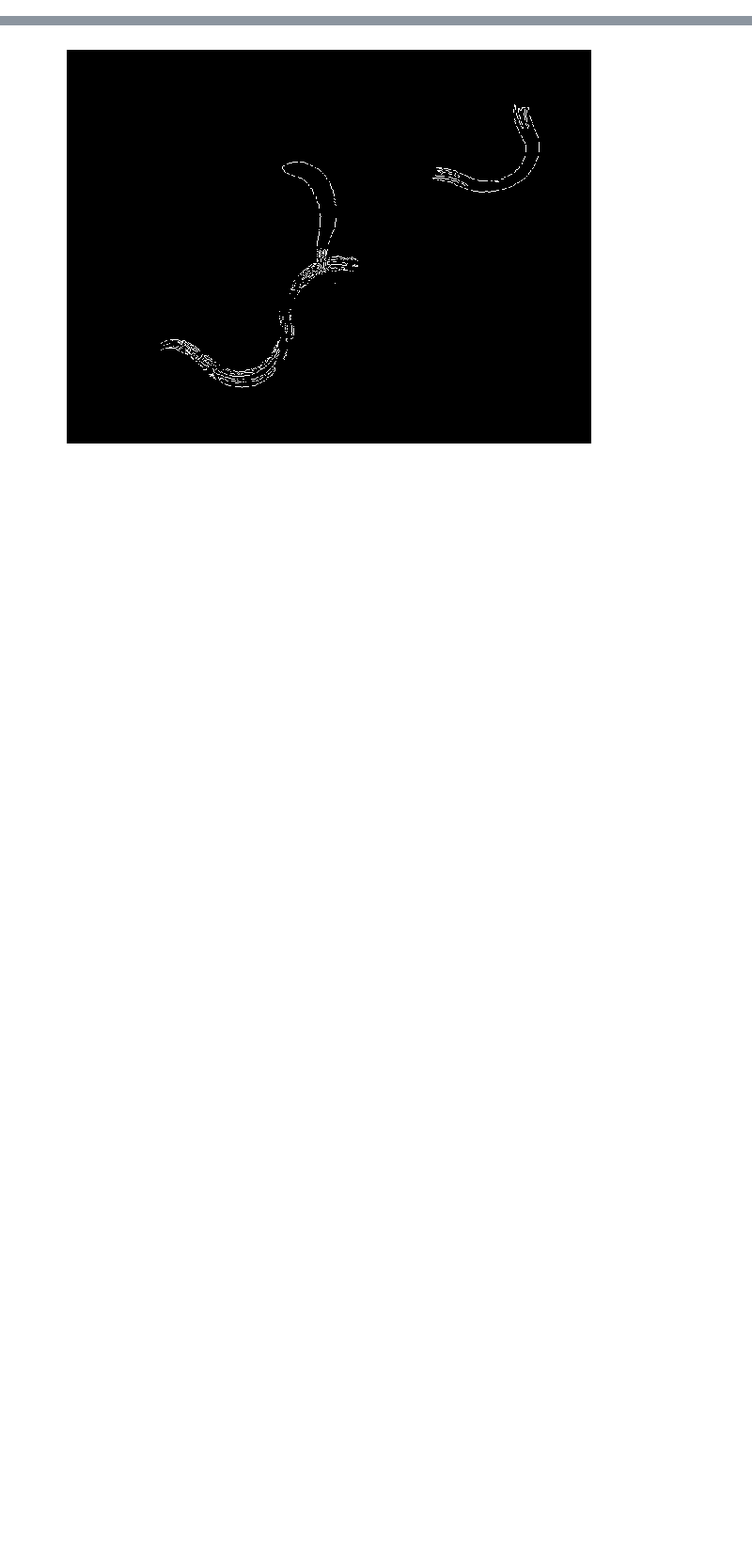
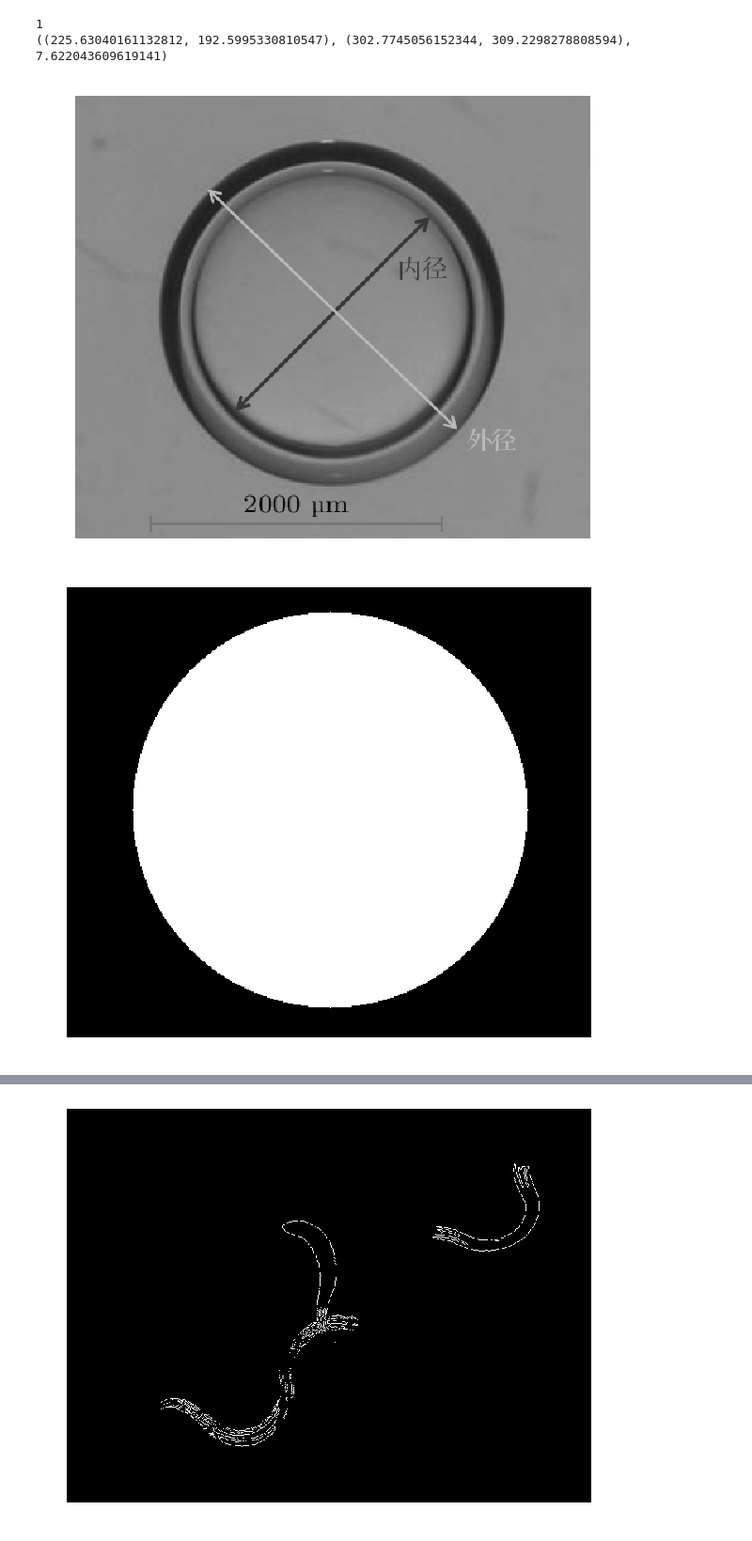
Before and after one commit to Microfluidic-lab-SJTU/C.-elegans-Tracking-and-Behavioral-Measurement, a Jupyter notebook: imgprocessing.ipynb, the cells around one changed output, grey strips where cells are left out. Shown at 94% size. Drawn from its saved outputs; the diff is of its cells as text; code cells hidden in the pictures; blank space fills up the shorter version.

```diff
--- a/imgprocessing.ipynb
+++ b/imgprocessing.ipynb
@@ -75,0 +272,25 @@ plt_show(fg_1)
+# %%
+img=cv2.imread('C:\\Users\\steve\\Desktop\\img\\banjin.png')
+img=cv2.cvtColor(img,cv2.COLOR_BGR2RGB)
+gray=cv2.cvtColor(img,cv2.COLOR_BGR2GRAY)
+geodesic= geodesicActiveContourSegementation()
+plt_show(gray)
+num,circles = hough_transfer(gray,param1=80,param2=40,minRadius=100,maxRadius=160)
+print(num)
+circles=circles[0].astype(np.uint32)
+mask,img_=plot_circles_(img.copy(),circles)
+plt_show(mask)
+plt_show(img_)
+im= sitk.GetArrayFromImage(geodesic.execute(gray,mask))
+plt_show(im)
+(_,contours, _) = cv2.findContours(im, cv2.RETR_LIST, cv2.CHAIN_APPROX_NONE)
+eclipse=np.squeeze(contours[0], axis=1)
+_ellipse = cv2.fitEllipse(eclipse)
+print(_ellipse)
+eli=cv2.ellipse(img.copy(), _ellipse, (255,0,0),2)
+plt_show(eli)
+# %% [output]
+1
+((225.63040161132812, 192.5995330810547), (302.7745056152344, 309.2298278808594), 7.622043609619141)
+[figure, added]
+[figure, added]
```
Also changed, not shown: parts of 19 cells of this notebook, 16 other files.
